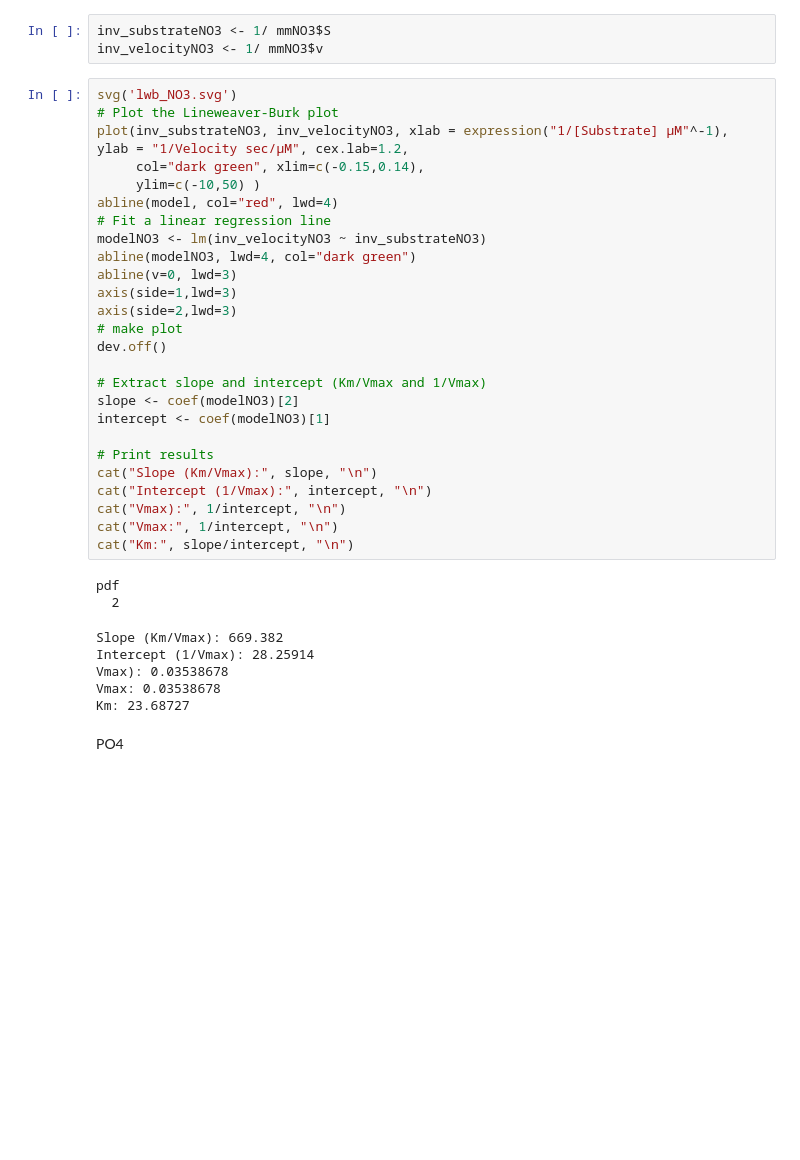
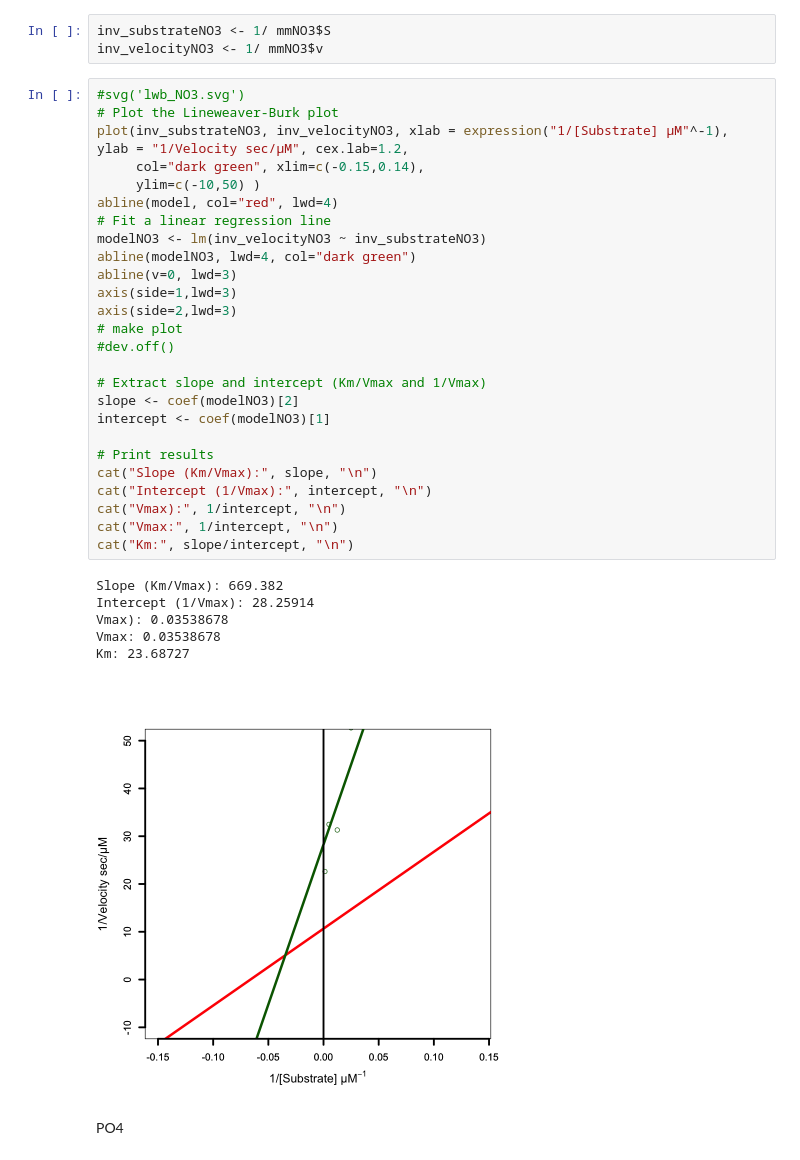
Before and after one commit to piqueen314/enzyme_kinematics, a Jupyter notebook: lineweaverBurk.ipynb, the cells around one changed output. Cells and saved outputs as stored; diff of their text form; blank space fills up the shorter version.

```diff
--- a/lineweaverBurk.ipynb
+++ b/lineweaverBurk.ipynb
@@ -138,39 +113,38 @@ print(mmNO3)
 inv_substrateNO3 <- 1/ mmNO3$S
 inv_velocityNO3 <- 1/ mmNO3$v
 # %%
-svg('lwb_NO3.svg')
+#svg('lwb_NO3.svg')
 # Plot the Lineweaver-Burk plot
 plot(inv_substrateNO3, inv_velocityNO3, xlab = expression("1/[Substrate] μM"^-1), ylab = "1/Velocity sec/μM", cex.lab=1.2,
      col="dark green", xlim=c(-0.15,0.14),
      ylim=c(-10,50) )
 abline(model, col="red", lwd=4)
 # Fit a linear regression line
 modelNO3 <- lm(inv_velocityNO3 ~ inv_substrateNO3)
 abline(modelNO3, lwd=4, col="dark green")
 abline(v=0, lwd=3)
 axis(side=1,lwd=3)
 axis(side=2,lwd=3)
 # make plot
-dev.off()
+#dev.off()
 
 # Extract slope and intercept (Km/Vmax and 1/Vmax)
 slope <- coef(modelNO3)[2]
 intercept <- coef(modelNO3)[1]
 
 # Print results
 cat("Slope (Km/Vmax):", slope, "\n")
 cat("Intercept (1/Vmax):", intercept, "\n")
 cat("Vmax):", 1/intercept, "\n")
 cat("Vmax:", 1/intercept, "\n")
 cat("Km:", slope/intercept, "\n")
 # %% [output]
-pdf
-  2
+Slope (Km/Vmax): 669.382
+Intercept (1/Vmax): 28.25914
+Vmax): 0.03538678
+Vmax: 0.03538678
+Km: 23.68727
-Slope (Km/Vmax): 669.382
-Intercept (1/Vmax): 28.25914
-Vmax): 0.03538678
-Vmax: 0.03538678
-Km: 23.68727
+[figure, added]
 # %% [markdown]
 PO4
 # %%
```
Also changed, not shown: parts of 7 cells of this notebook, 10 other files.
